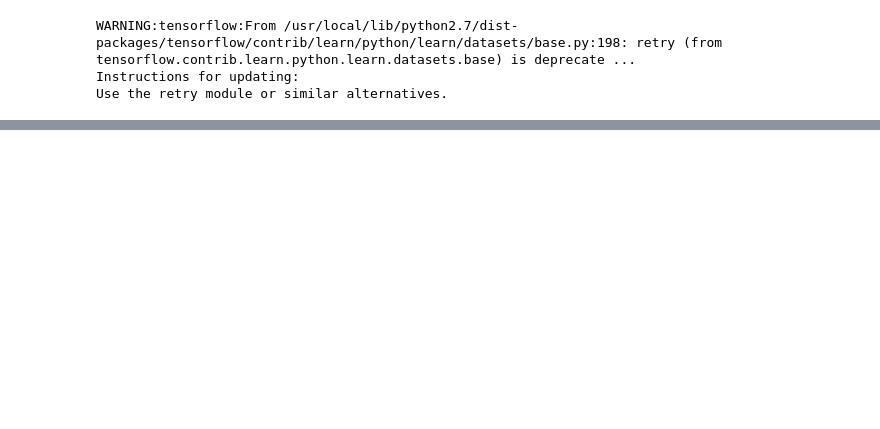
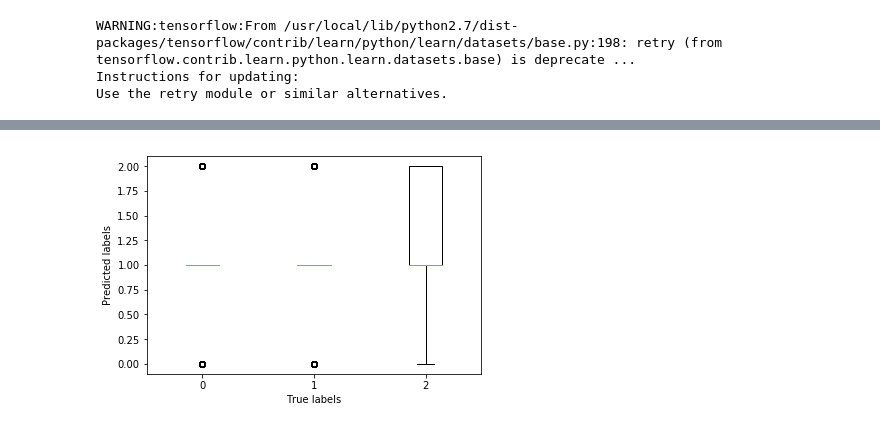
Before and after one commit to numfah23/CrispRNN, a Jupyter notebook: biRNN_4_22.ipynb, the cells around one changed output, grey strips where cells are left out. Saved outputs shown, nothing was run; the diff lists cells and outputs as text; code cells hidden in the pictures; blank space fills up the shorter version.

```diff
--- a/biRNN_4_22.ipynb
+++ b/biRNN_4_22.ipynb
@@ -235,0 +413,3 @@ plt.show()
+# %%
+fn = '../pred2_NG_3_32_0.001_1_default_default_0.5777142_0.90283686_0.59467787.csv'
+pred_labels = np.genfromtxt(fn, delimiter=",")
@@ -236,3 +426,18 @@ plt.show()
+# %%
+num_classes = 3
+boxplot_data = []
+preds_np = np.array(preds)
+possible_labels = range(num_classes)
+for l in possible_labels:
+    boxplot_data.append(pred_labels[np.where(pred_labels[:,1] == l)][:,0])
+plt.figure()
+plt.boxplot(boxplot_data)
+plt.xticks(range(1,num_classes+1),range(num_classes))
+plt.ylabel("Predicted labels")
+plt.xlabel("True labels")
+plt.show()
+# %% [output]
+[figure, added]
 # %%
 # things to calculate:
 # at each time step: train_losses, val_losses
```
Also changed, not shown: parts of 29 cells of this notebook, 1 other file.
